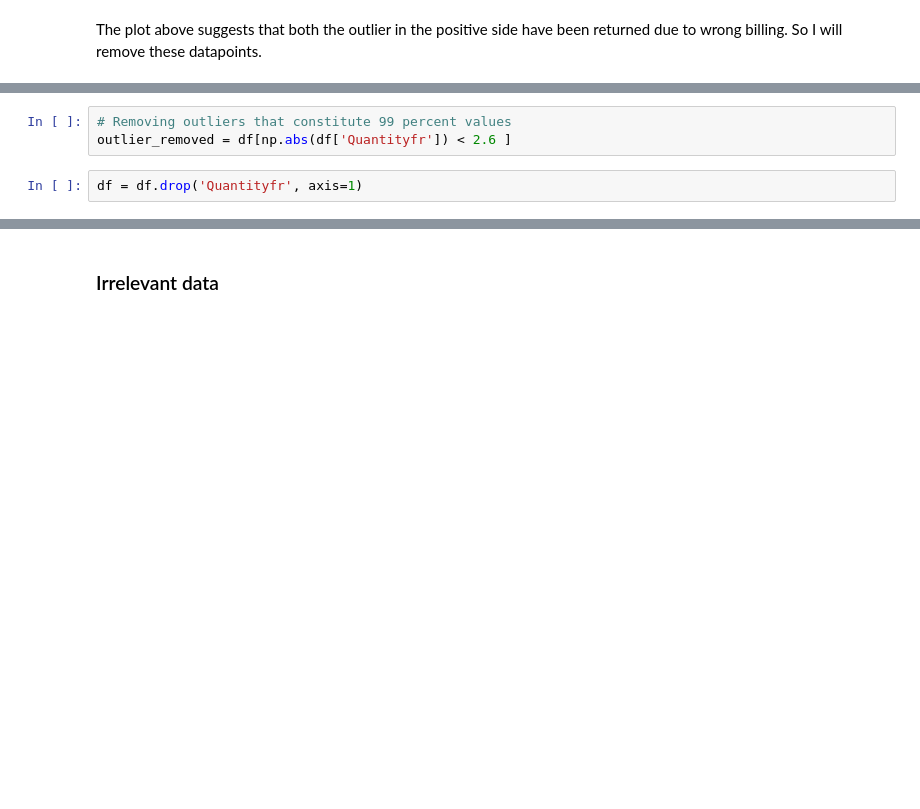
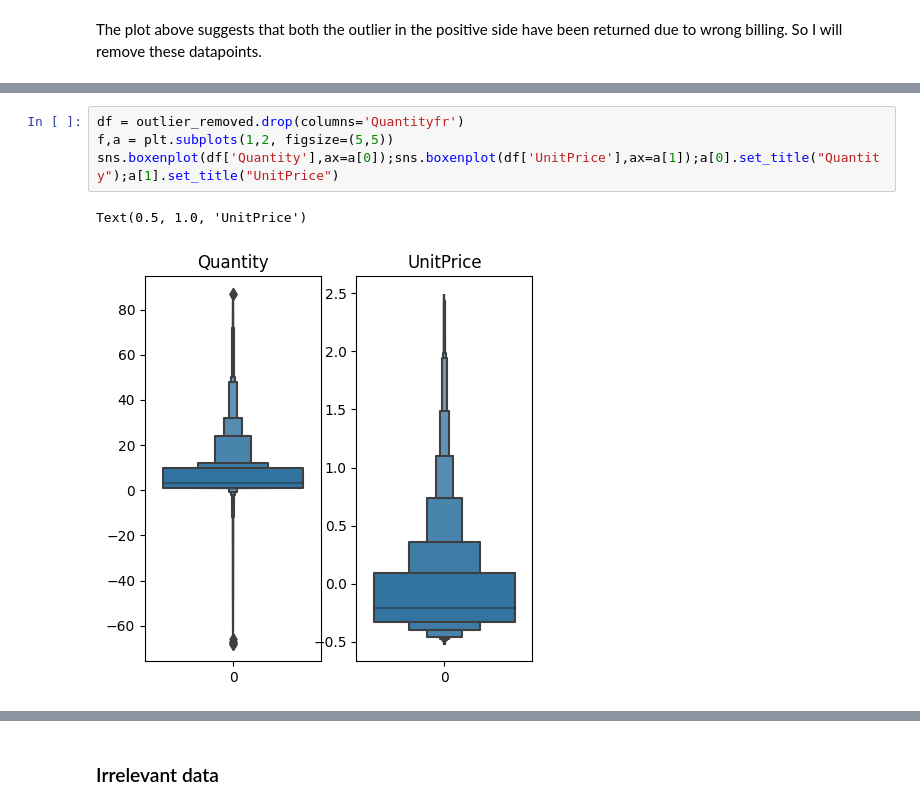
Before and after one commit to Manash-Christ/PredictiveAnlytics-trem5-, a Jupyter notebook: lab1.ipynb, the cells around one changed output, grey strips where cells are left out. Saved outputs shown, nothing was run; the diff lists cells and outputs as text; blank space fills up the shorter version.

```diff
--- a/lab1.ipynb
+++ b/lab1.ipynb
@@ -106,5 +118,7 @@ df['Quantityfr'] = (df['Quantity'] - df['Quantity'].mean())/df['Quantity'].std()
 # %%
-# Removing outliers that constitute 99 percent values
-outlier_removed = df[np.abs(df['Quantityfr']) < 2.6 ]
+df = outlier_removed.drop(columns='Quantityfr')
+f,a = plt.subplots(1,2, figsize=(5,5))
+sns.boxenplot(df['Quantity'],ax=a[0]);sns.boxenplot(df['UnitPrice'],ax=a[1]);a[0].set_title("Quantity");a[1].set_title("UnitPrice")
+# %% [output]
+Text(0.5, 1.0, 'UnitPrice')
+[figure, added]
-# %%
-df = df.drop('Quantityfr', axis=1)
```
Also changed, not shown: parts of 47 cells of this notebook.
